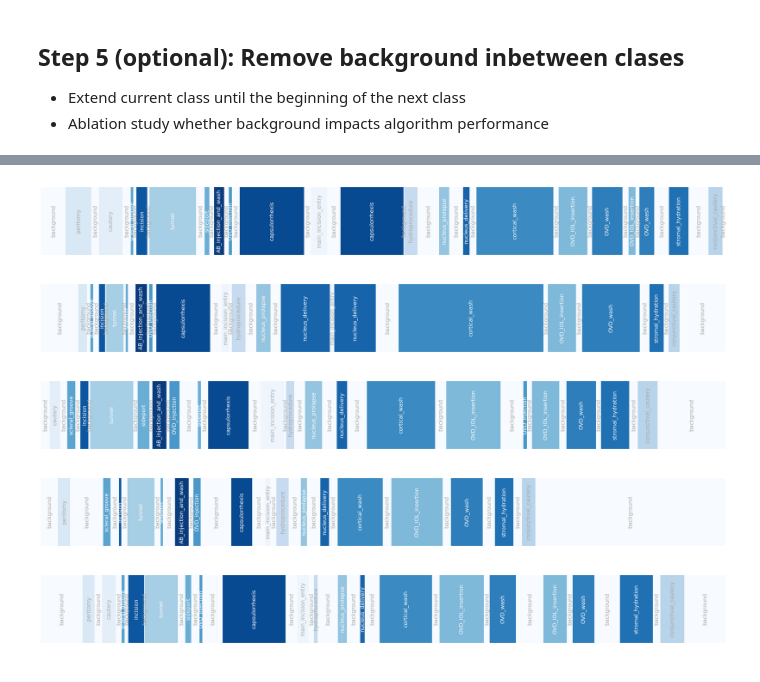
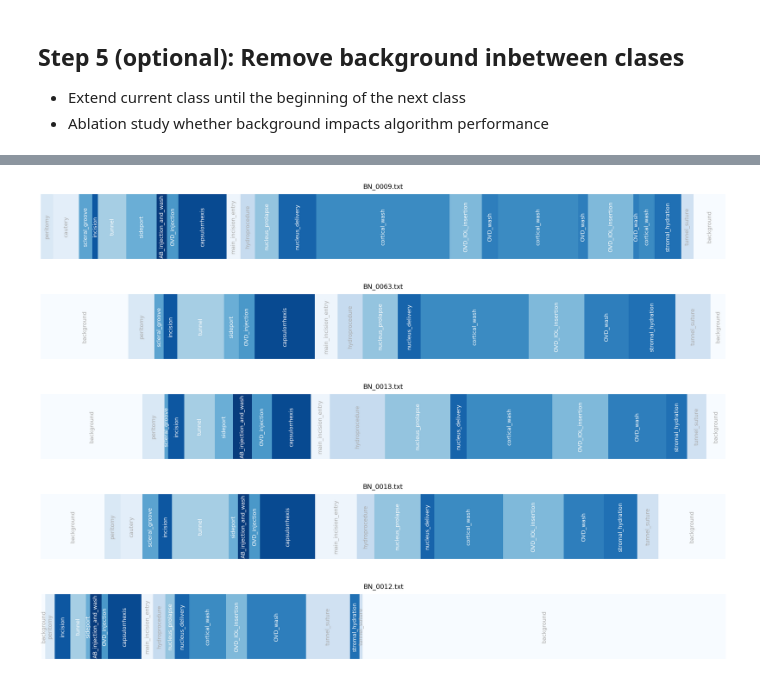
Before and after one commit to Bhuvan-21/MS-TCN2-med, a Jupyter notebook: notebooks/create_gt_from_annotations.ipynb, the cells around one changed output, grey strips where cells are left out. Saved outputs shown, nothing was run; the diff lists cells and outputs as text; code cells hidden in the pictures.

Commit message:
Update data preparation notebook

```diff
--- a/notebooks/create_gt_from_annotations.ipynb
+++ b/notebooks/create_gt_from_annotations.ipynb
@@ -18,10 +18,11 @@ from visualize import get_labels, plot_action_list
 - remove videos with complicaitons from list
 # %%
 
-base_dir = "/home/simon/Data/sics_phase"
-video_dir = join(base_dir, "videos105_anonym")
-gt_dir = join(base_dir, 'groundTruth105_c20_bg')
-annotations = pd.read_csv(join(base_dir, "sics105_annotation_data.csv"))
+base_dir = "/home/simon/Data/2025_sics155"
+video_dir = join(base_dir, "videos_ds_anonym")
+gt_dir = join(base_dir, 'groundTruth_c18_nobg')
+table_annotation_path = join(base_dir, "sics155_annotations_raw.csv")
+annotations = pd.read_csv(table_annotation_path)
 col_id = "Video_ID"
 col_files = "OLD_FILE"
 FPS = 15
@@ -33,5 +34,5 @@ if not os.path.exists(gt_dir):
     os.mkdir(gt_dir)
 
 print(f"Found {len(os.listdir(video_dir))} videos in {os.path.basename(video_dir)}")
-print(f"Found {len(annotations)} annotations in <annotation>.csv")
+print(f"Found {len(annotations)} annotations in {os.path.basename(table_annotation_path)}")
 # %% [output]
@@ -40,6 +41,6 @@ Found 126 annotations in <annotation>.csv
 # %%
 ## remove videos with complications e.g. vitreoectomy
-exclude_videos = ["Difficult cataract 1", "Difficult cataract 2", "Video 15", "Video 37", "Video 38", "video 40", "video 42", "video 43", "video 44", "video 45", "Video 47", "Video 48", "video 51", "video 66"]
+exclude_videos = ["Difficult cataract 1", "Difficult cataract 2", "Video 15", "Video 37", "Video 38", "video 40", "video 42", "video 43", "video 44", "video 45", "Video 47", "Video 48", "video 51", "video 66", "Video 308"]
 
 print(f"Number of videos with complications to be excluded: {len(exclude_videos)}")
 annotations = annotations[~annotations['OLD_ID'].isin(exclude_videos)] # Drop rows with excluded videos
@@ -64,4 +65,5 @@ for i, row in annotations.iterrows():
         continue
 
 print(f"After exclusion, {len(annotations)} annotations are left")
+annotations.to_csv(join(base_dir, os.path.basename(table_annotation_path).replace("raw", "cleaned")), index=False)
 # %% [output]
@@ -276,19 +360,21 @@ Wrote annotations with removed intra-class background to /home/simon/Data/sics_m
 # %%
 import random
 labels = get_labels('sics73')
 # Plot the first 5 ground truth files
 gt_files = os.listdir(gt_dir)
 for file in random.sample(gt_files, 5):
+#    pass
+#for file in gt_files:
     cur_gt = open(join(gt_dir, file), 'r').read().split('\n')
     #print(list(set(cur_gt)), cur_gt[-1])
     #print(cur_gt[-10:])
-    plot_action_list(cur_gt, labels)
+    plot_action_list(cur_gt, labels, title=file)
 # %% [output]
-[figure, old version]
+[figure, new version]
-[figure, old version]
+[figure, new version]
-[figure, old version]
+[figure, new version]
-[figure, old version]
+[figure, new version]
-[figure, old version]
+[figure, new version]
 # %%
 # Sanity check on extracted groud truth
 
```
Also changed, not shown: parts of 9 cells of this notebook, 4 other files.
